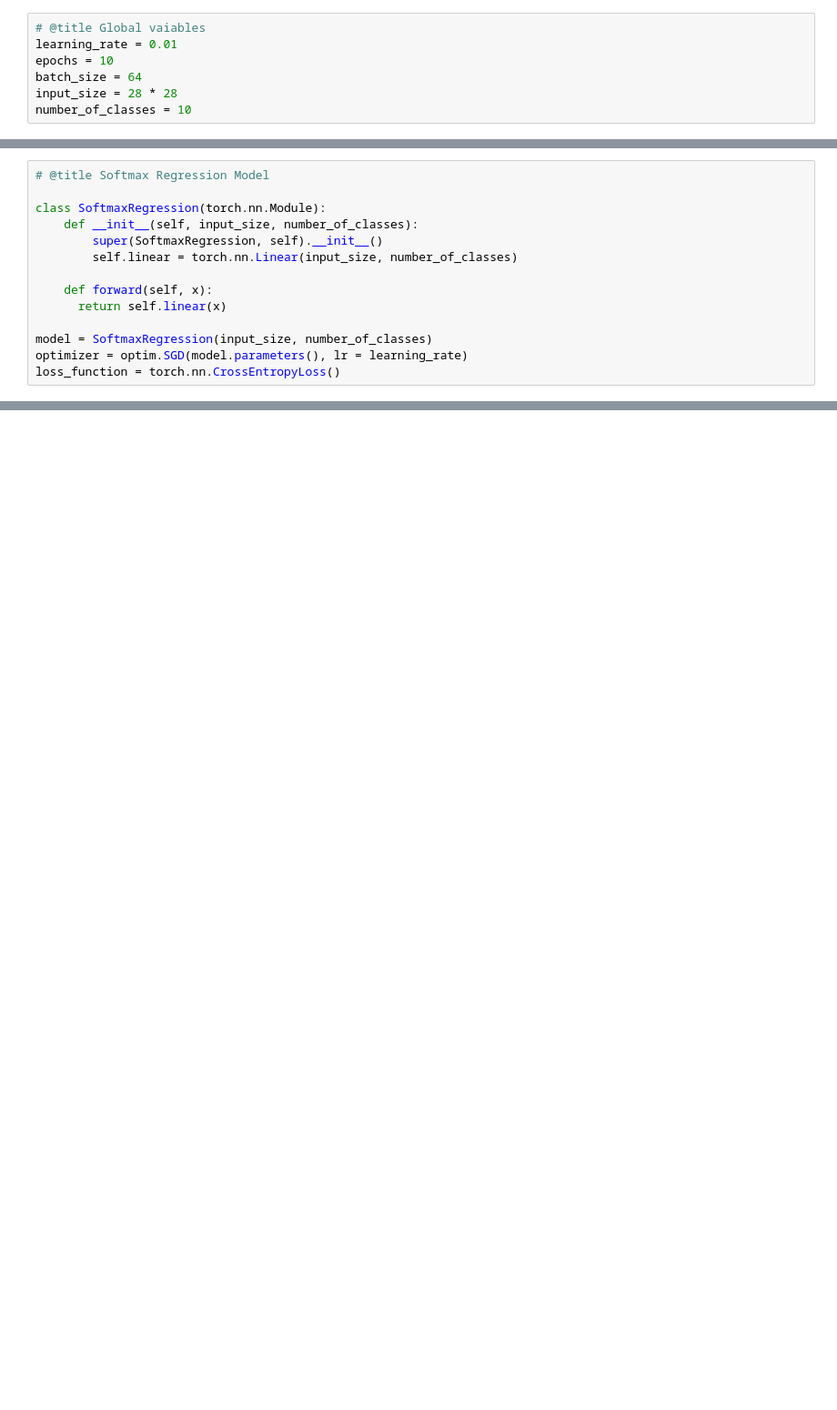
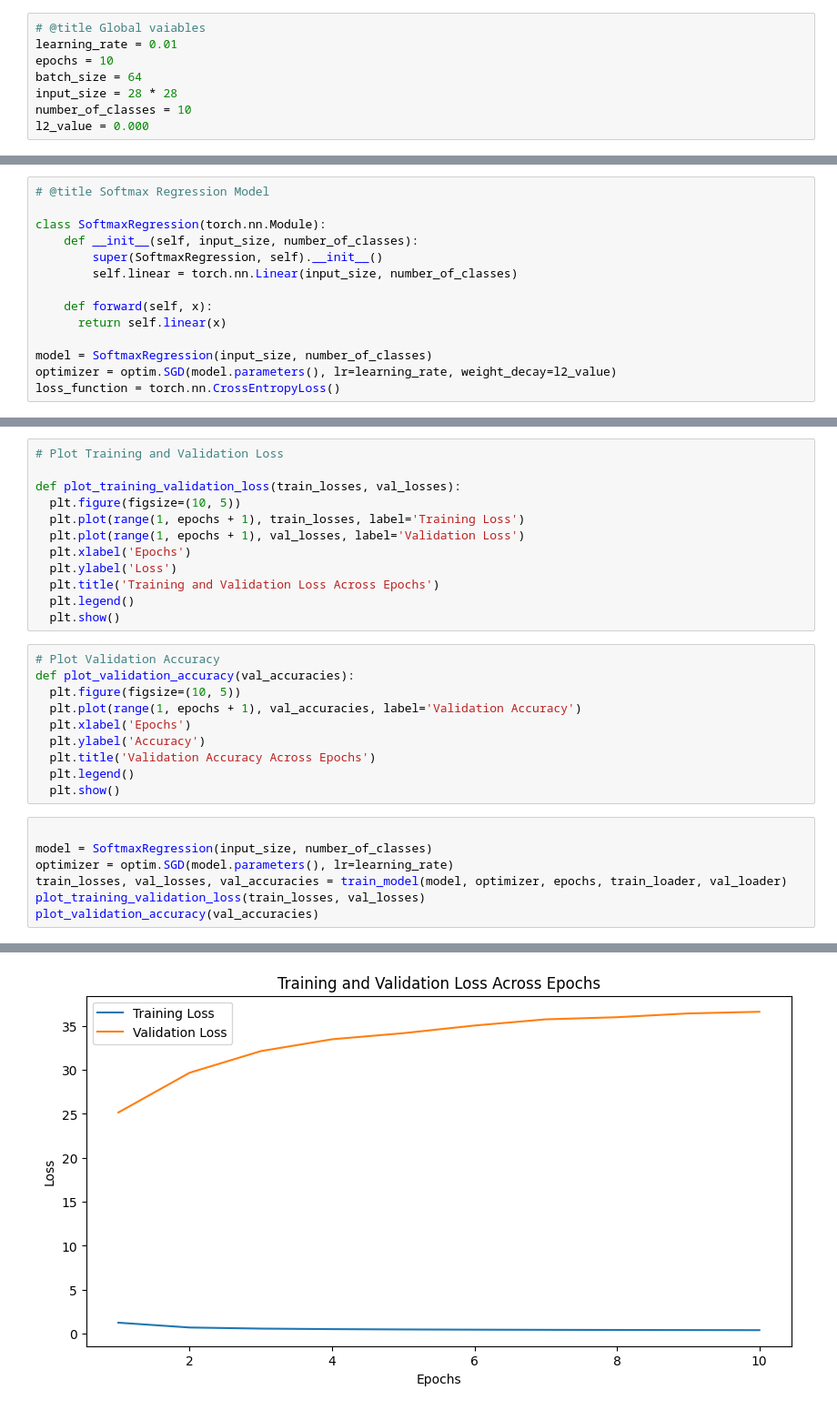
Before and after one commit to mahfouz72/softmax-and-neural-network-mnist, a Jupyter notebook: softmax_and_neural_network_mnist.ipynb, the cells around one changed output, grey strips where cells are left out. Shown at 91% size. Cells and saved outputs as stored; diff of their text form; blank space fills up the shorter version.

Commit message:
Visualizations and Analysis implementation

```diff
--- a/softmax_and_neural_network_mnist.ipynb
+++ b/softmax_and_neural_network_mnist.ipynb
@@ -14,6 +16,7 @@ epochs = 10
 batch_size = 64
 input_size = 28 * 28
 number_of_classes = 10
+l2_value = 0.000
 # %%
 # @title Data Preparation
 
@@ -55,7 +52,7 @@ class SoftmaxRegression(torch.nn.Module):
       return self.linear(x)
 
 model = SoftmaxRegression(input_size, number_of_classes)
-optimizer = optim.SGD(model.parameters(), lr = learning_rate)
+optimizer = optim.SGD(model.parameters(), lr=learning_rate, weight_decay=l2_value)
 loss_function = torch.nn.CrossEntropyLoss()
 # %%
 # @title Training
@@ -121,0 +115,30 @@ Epoch 10/10, Train Loss: 0.3270, Val Loss: 41.2659, Val Accuracy: 90.8600%
+# %%
+# Plot Training and Validation Loss
+
+def plot_training_validation_loss(train_losses, val_losses):
+  plt.figure(figsize=(10, 5))
+  plt.plot(range(1, epochs + 1), train_losses, label='Training Loss')
+  plt.plot(range(1, epochs + 1), val_losses, label='Validation Loss')
+  plt.xlabel('Epochs')
+  plt.ylabel('Loss')
+  plt.title('Training and Validation Loss Across Epochs')
+  plt.legend()
+  plt.show()
+# %%
+# Plot Validation Accuracy
+def plot_validation_accuracy(val_accuracies):
+  plt.figure(figsize=(10, 5))
+  plt.plot(range(1, epochs + 1), val_accuracies, label='Validation Accuracy')
+  plt.xlabel('Epochs')
+  plt.ylabel('Accuracy')
+  plt.title('Validation Accuracy Across Epochs')
+  plt.legend()
+  plt.show()
+# %%
+
+model = SoftmaxRegression(input_size, number_of_classes)
+optimizer = optim.SGD(model.parameters(), lr=learning_rate)
+train_losses, val_losses, val_accuracies = train_model(model, optimizer, epochs, train_loader, val_loader)
+plot_training_validation_loss(train_losses, val_losses)
+plot_validation_accuracy(val_accuracies)
+# %% [output]
@@ -121,0 +155 @@ Epoch 10/10, Train Loss: 0.3270, Val Loss: 41.2659, Val Accuracy: 90.8600%
+[figure, added]
```
Also changed, not shown: parts of 12 cells of this notebook.
